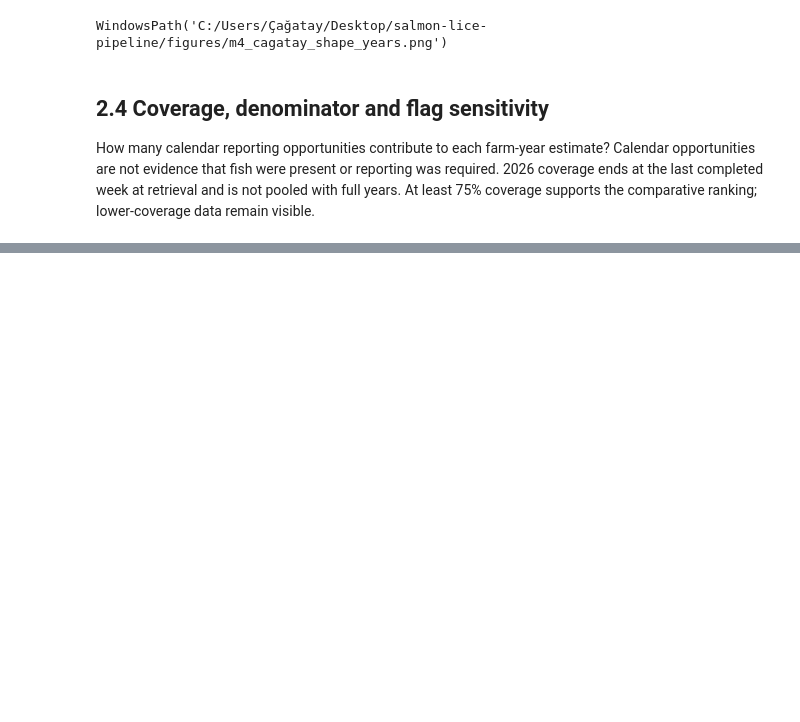
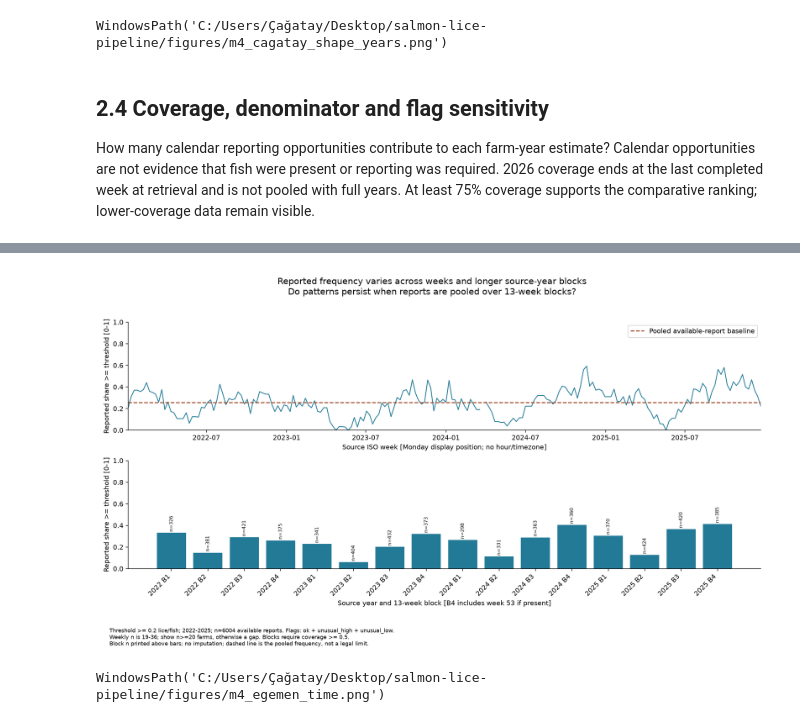
Before and after one commit to se-230717063/salmon-lice-pipeline, a Jupyter notebook: notebooks/m4_eda.ipynb, the cells around one changed output, grey strips where cells are left out. Saved outputs shown, nothing was run; the diff lists cells and outputs as text; code cells hidden in the pictures; blank space fills up the shorter version.

Commit message:
Compare M4 temperature regimes with farm-cluster intervals and full reproducibility proof

```diff
--- a/notebooks/m4_eda.ipynb
+++ b/notebooks/m4_eda.ipynb
@@ -29,6 +29,10 @@ PARAMS = Parameters(
     strict_temperature_flags=('ok',), min_coverage=0.75,
     histogram_widths=(0.05,0.1,0.2), selected_histogram_width=0.1,
     temperature_edges=(-5.,4.,8.,12.,16.,20.,40.), seed=42, bootstrap_replicates=2000,
+    min_time_farms=20, time_block_weeks=13, min_block_coverage=0.5,
+    spring_windows=((16,21),(21,26)), relationship_bin_c=2.0, upper_tail_quantile=0.99,
+    cold_range_c=(4.,8.), warm_range_c=(12.,16.), min_regime_weeks=6, min_overlap_farms=3,
+    min_stratum_regime_weeks=2,
 )
 DB_PATH = Path(os.environ.get('M4_DB_PATH',str(ROOT/'data/salmon_lice.db')))
 FIGURE_DIR = Path(os.environ.get('M4_FIGURE_DIR',str(ROOT/'figures')))
@@ -40,7 +44,7 @@ style()
 con = connect_ro(DB_PATH)
 before = snapshot_all(con)
 look_log = LookLog()
-results = {'parameters':asdict(PARAMS),'scope':'Cagatay sections 2.1-2.4; Egemen sections pending'}
+results = {'parameters':asdict(PARAMS),'scope':'Full M4 exploration, sections 2.1-2.7'}
 flag_caption = ' + '.join(PARAMS.primary_lice_flags)
 period_caption = str(PARAMS.start_year)+'-'+str(PARAMS.end_year)
 threshold_caption = ' and '.join(str(t) for t in PARAMS.thresholds)
@@ -48,7 +52,7 @@ coverage_label = f'{100*PARAMS.min_coverage:g}%'
 print(json.dumps(asdict(PARAMS),indent=2))
 print('Read-only database; initial table hashes:',len(before))
 print('Primary period: complete source years 2022-2025; source year/week assumed ISO.')
-print('Main groups: locality and year; temperature bands reserved for Egemen, no inferred county groups.')
+print('Main groups: locality, year and configured temperature bands; no inferred county groups.')
 print('Available-report summaries have no minimum coverage; comparative farm summaries require >=75% per farm-year.')
 # %% [output]
 {
@@ -332,14 +342,54 @@ parameters, explicit look log and stage results outside the database.
 # %%
-after = snapshot_all(con)
-if before != after:
-    raise RuntimeError('Database contents changed during exploration')
-results['database_unchanged'] = True
-write_json(EVIDENCE_DIR,'m4_cagatay_results.json',results)
-write_json(EVIDENCE_DIR,'m4_readonly_hashes.json',{'before':before,'after':after,'equal':before==after})
-look_log.write(EVIDENCE_DIR)
-print('All table hashes unchanged:',len(after))
-print('Recorded configuration looks:',len(look_log.entries))
-print('Parameters used:',json.dumps(asdict(PARAMS),sort_keys=True))
-print('Stage complete: Cagatay source cells executed. Full M4 remains pending until Egemen and final integration.')
-con.close()
+from datetime import date
+from explore_egemen import time_tables, paired_reports, correlation, within_group
+egemen_results={}
+time_results={}
+calendar_results=[]
+for threshold in PARAMS.thresholds:
+    weekly,blocks=time_tables(con,PARAMS,threshold)
+    time_results[str(threshold)]={'weekly':weekly,'blocks':blocks}
+    print('Analytical threshold',threshold,'weekly n range',min(r['n'] for r in weekly),max(r['n'] for r in weekly),
+          'shown weeks',sum(r['shown'] for r in weekly),'of',len(weekly))
+    table(blocks,['year','block','n','expected','shown','share'])
+    for window in PARAMS.spring_windows:
+        members=[r for r in weekly if window[0]<=r['week']<=window[1]]
+        n=sum(r['n'] for r in members); reaching=sum(r['reaching_threshold'] for r in members)
+        print('Calendar window only, no region assigned:',window,'n',n,'reaching',reaching,'share',reaching/n)
+        calendar_results.append({'threshold':threshold,'weeks':window,'n':n,'reaching':reaching,'share':reaching/n})
+        look_log.add('E-CALENDAR-'+str(threshold)+'-'+str(window),
+                     'What is the descriptive frequency in a documented spring calendar window?',
+                     {'threshold':threshold,'weeks':window,'n':n,'flag_filter':list(PARAMS.primary_lice_flags),
+                      'coverage_rule':'available reports; windows overlap in week 21; no legal regime assigned'},owner='Mehmet Egemen Karagoz')
+    look_log.add('E-TIME-'+str(threshold),'Does a reporting-coverage rule hide thin weekly/block time points?',
+                 {'threshold':threshold,'min_weekly_farms':PARAMS.min_time_farms,'min_block_coverage':PARAMS.min_block_coverage,
+                  'flag_filter':list(PARAMS.primary_lice_flags),'weekly_shown':sum(r['shown'] for r in weekly)},owner='Mehmet Egemen Karagoz')
+edge_rows=con.execute('SELECT year,MIN(week),MAX(week),COUNT(*) FROM lice_weekly_clean GROUP BY year ORDER BY year').fetchall()
+print('Source lice edges by year (no filtering for this inventory):',edge_rows)
+edge_details=[{'year':year,'first_week_n':next(r['n'] for r in time_results[str(PARAMS.thresholds[0])]['weekly'] if r['year']==year and r['week']==1),
+               'last_week_n':next(r['n'] for r in time_results[str(PARAMS.thresholds[0])]['weekly'] if r['year']==year and r['week']==date(year,12,28).isocalendar().week),
+               'cohort_farms':len(PARAMS.cohort)} for year in range(PARAMS.start_year,PARAMS.end_year+1)]
+table(edge_details,['year','first_week_n','last_week_n','cohort_farms'])
+egemen_results['time']={'thresholds':time_results,'source_edges':edge_rows,'edge_coverage':edge_details,'calendar_windows':calendar_results}
+main_time=time_results[str(PARAMS.thresholds[0])]
+fig,axes=plt.subplots(2,1,figsize=(14,8))
+weekly=main_time['weekly']; blocks=main_time['blocks']
+axes[0].plot([date.fromisocalendar(r['year'],r['week'],1) for r in weekly],
+             [r['share'] if r['shown'] else np.nan for r in weekly],color='#237a97',linewidth=1.2)
+axes[0].set(xlabel='Source ISO week [Monday display position; no hour/timezone]',ylabel='Reported share >= threshold [0-1]',ylim=(0,1))
+axes[0].set_xlim(date.fromisocalendar(weekly[0]['year'],weekly[0]['week'],1),date.fromisocalendar(weekly[-1]['year'],weekly[-1]['week'],1))
+axes[0].axhline(next(r['share'] for r in key_results if r['layer']=='clean_primary' and r['threshold']==PARAMS.thresholds[0]),
+                color='#9c4524',linestyle='--',label='Pooled available-report baseline')
+axes[0].legend(loc='upper right')
+positions=np.arange(len(blocks))
+axes[1].bar(positions,[r['share'] if r['shown'] else np.nan for r in blocks],color='#237a97')
+axes[1].set_xticks(positions,[str(r['year'])+' B'+str(r['block']) for r in blocks],rotation=45,ha='right')
+axes[1].set(xlabel='Source year and 13-week block [B4 includes week 53 if present]',ylabel='Reported share >= threshold [0-1]',ylim=(0,1))
+for i,row in enumerate(blocks):
+    axes[1].text(i,(row['share'] or 0)+.02,'n='+str(row['n']) if row['shown'] else 'thin',ha='center',fontsize=7,rotation=90)
+save_figure(fig,FIGURE_DIR,'m4_egemen_time.png',
+            'Reported frequency varies across weeks and longer source-year blocks',
+            'Do patterns persist when reports are pooled over 13-week blocks?',
+            'Threshold >= '+str(PARAMS.thresholds[0])+' lice/fish; '+period_caption+'; n='+str(sum(r['n'] for r in weekly))+' available reports. Flags: '+flag_caption+'.\n'
+            'Weekly n is '+str(min(r['n'] for r in weekly))+'-'+str(max(r['n'] for r in weekly))+'; show n>='+str(PARAMS.min_time_farms)+' farms, otherwise a gap. Blocks require coverage >= '+str(PARAMS.min_block_coverage)+'.\n'
+            'Block n printed above bars; no imputation; dashed line is the pooled frequency, not a legal limit.')
 # %% [output]
@@ -349,0 +413,2 @@ Stage complete: Cagatay source cells executed. Full M4 remains pending until Ege
+[figure, added]
+WindowsPath('C:/Users/Çağatay/Desktop/salmon-lice-pipeline/figures/m4_egemen_time.png')
```
Also changed, not shown: parts of 15 cells of this notebook, 15 other files.
